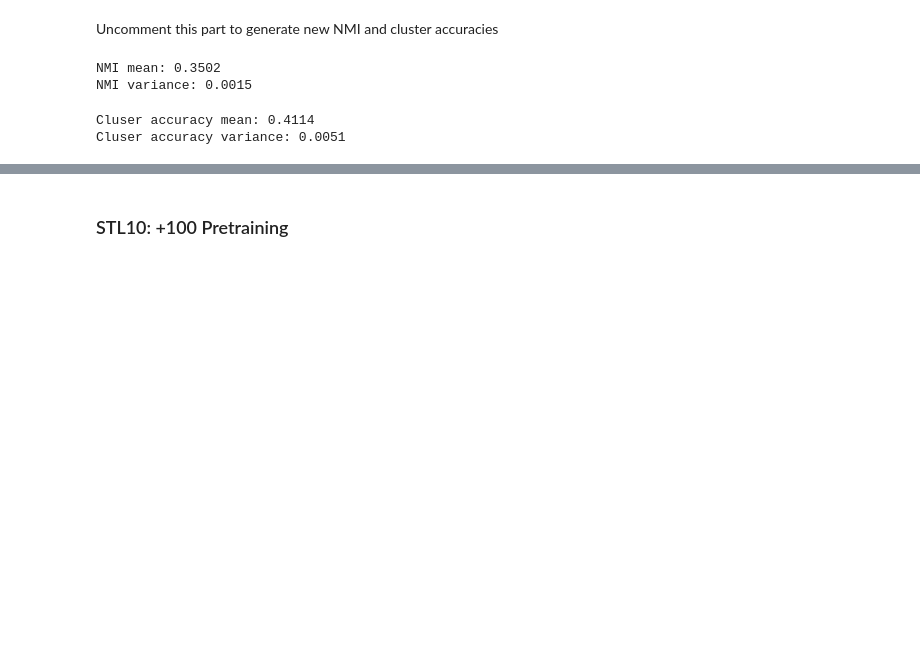
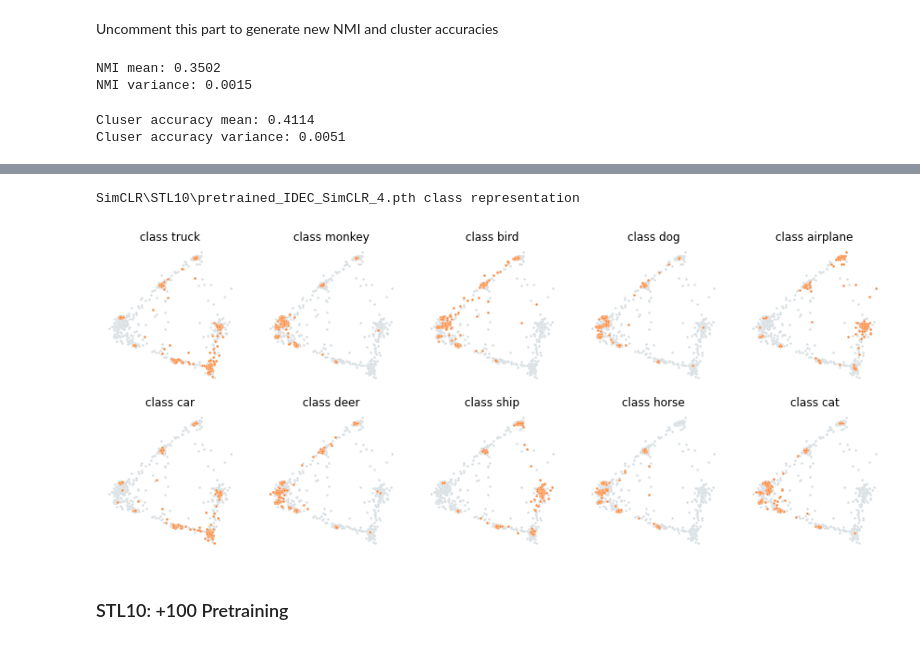
Before and after one commit to AlinaGodun/dcl_b, a Jupyter notebook: Final - Copy.ipynb, the cells around one changed output, grey strips where cells are left out. Cells and saved outputs as stored; diff of their text form; code cells hidden in the pictures; blank space fills up the shorter version.

```diff
--- a/Final - Copy.ipynb
+++ b/Final - Copy.ipynb
@@ -565,3 +416,8 @@ Cluser accuracy variance: 0.0051
+# %%
+plot_class_representation(pca1, name1, lable_classes1)
+# %% [output]
+SimCLR\STL10\pretrained_IDEC_SimCLR_4.pth class representation
+[figure, added]
 # %% [markdown]
 ### STL10: +100 Pretraining
 # %%
```
Also changed, not shown: parts of 10 cells of this notebook, 2 other files.
